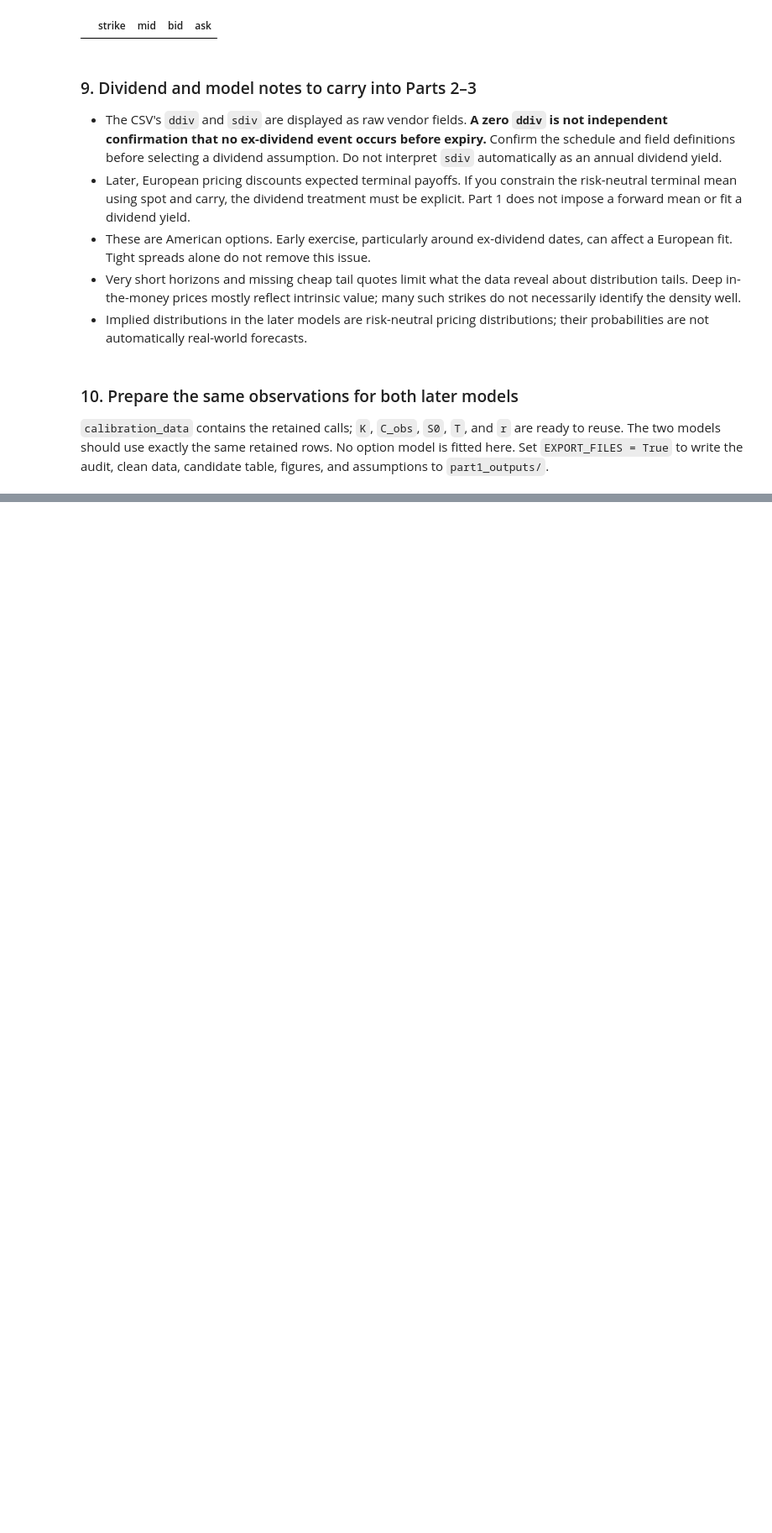
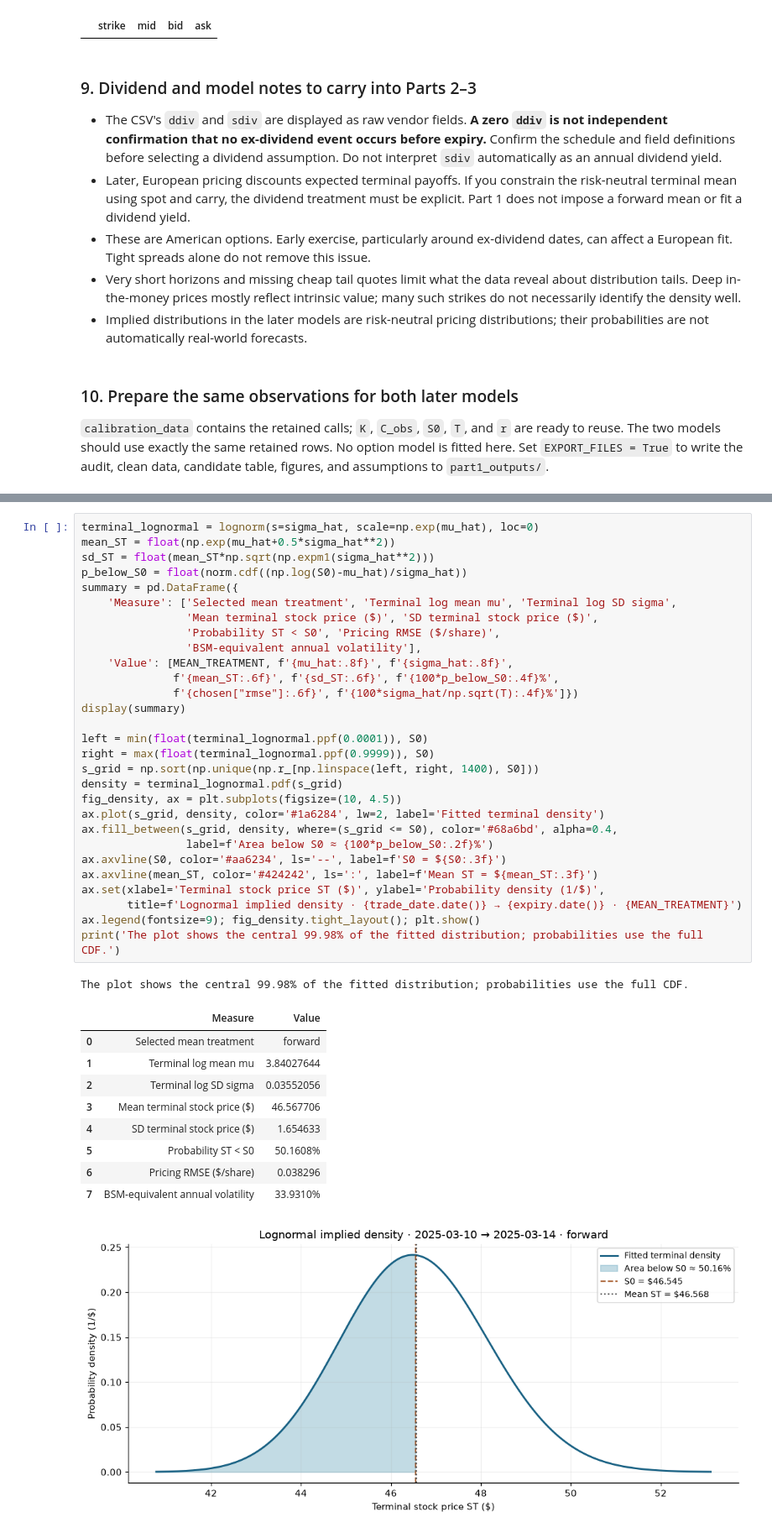
Before and after one commit to moctran/MiniProject5, a Jupyter notebook: VZ_Part1_Data_Selection.ipynb, the cells around one changed output, grey strips where cells are left out. Shown at 84% size. Drawn from its saved outputs; the diff is of its cells as text; blank space fills up the shorter version.

```diff
--- a/VZ_Part1_Data_Selection.ipynb
+++ b/VZ_Part1_Data_Selection.ipynb
@@ -581,0 +904,41 @@ display(Markdown(
+# %%
+terminal_lognormal = lognorm(s=sigma_hat, scale=np.exp(mu_hat), loc=0)
+mean_ST = float(np.exp(mu_hat+0.5*sigma_hat**2))
+sd_ST = float(mean_ST*np.sqrt(np.expm1(sigma_hat**2)))
+p_below_S0 = float(norm.cdf((np.log(S0)-mu_hat)/sigma_hat))
+summary = pd.DataFrame({
+    'Measure': ['Selected mean treatment', 'Terminal log mean mu', 'Terminal log SD sigma',
+                'Mean terminal stock price ($)', 'SD terminal stock price ($)',
+                'Probability ST < S0', 'Pricing RMSE ($/share)',
+                'BSM-equivalent annual volatility'],
+    'Value': [MEAN_TREATMENT, f'{mu_hat:.8f}', f'{sigma_hat:.8f}',
+              f'{mean_ST:.6f}', f'{sd_ST:.6f}', f'{100*p_below_S0:.4f}%',
+              f'{chosen["rmse"]:.6f}', f'{100*sigma_hat/np.sqrt(T):.4f}%']})
+display(summary)
+
+left = min(float(terminal_lognormal.ppf(0.0001)), S0)
+right = max(float(terminal_lognormal.ppf(0.9999)), S0)
+s_grid = np.sort(np.unique(np.r_[np.linspace(left, right, 1400), S0]))
+density = terminal_lognormal.pdf(s_grid)
+fig_density, ax = plt.subplots(figsize=(10, 4.5))
+ax.plot(s_grid, density, color='#1a6284', lw=2, label='Fitted terminal density')
+ax.fill_between(s_grid, density, where=(s_grid <= S0), color='#68a6bd', alpha=0.4,
+                label=f'Area below S0 ≈ {100*p_below_S0:.2f}%')
+ax.axvline(S0, color='#aa6234', ls='--', label=f'S0 = ${S0:.3f}')
+ax.axvline(mean_ST, color='#424242', ls=':', label=f'Mean ST = ${mean_ST:.3f}')
+ax.set(xlabel='Terminal stock price ST ($)', ylabel='Probability density (1/$)',
+       title=f'Lognormal implied density · {trade_date.date()} → {expiry.date()} · {MEAN_TREATMENT}')
+ax.legend(fontsize=9); fig_density.tight_layout(); plt.show()
+print('The plot shows the central 99.98% of the fitted distribution; probabilities use the full CDF.')
+# %% [output]
+The plot shows the central 99.98% of the fitted distribution; probabilities use the full CDF.
+|  | Measure | Value |
+| 0 | Selected mean treatment | forward |
+| 1 | Terminal log mean mu | 3.84027644 |
+| 2 | Terminal log SD sigma | 0.03552056 |
+| 3 | Mean terminal stock price ($) | 46.567706 |
+| 4 | SD terminal stock price ($) | 1.654633 |
+| 5 | Probability ST < S0 | 50.1608% |
+| 6 | Pricing RMSE ($/share) | 0.038296 |
+| 7 | BSM-equivalent annual volatility | 33.9310% |
+[figure, added]
```
Also changed, not shown: parts of 16 cells of this notebook.
